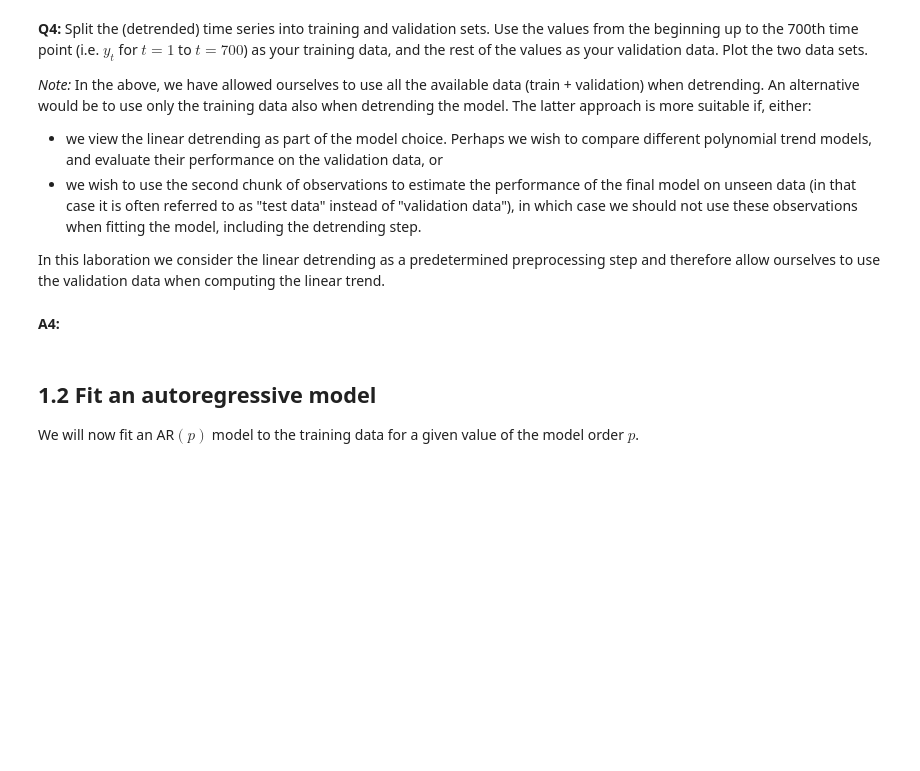
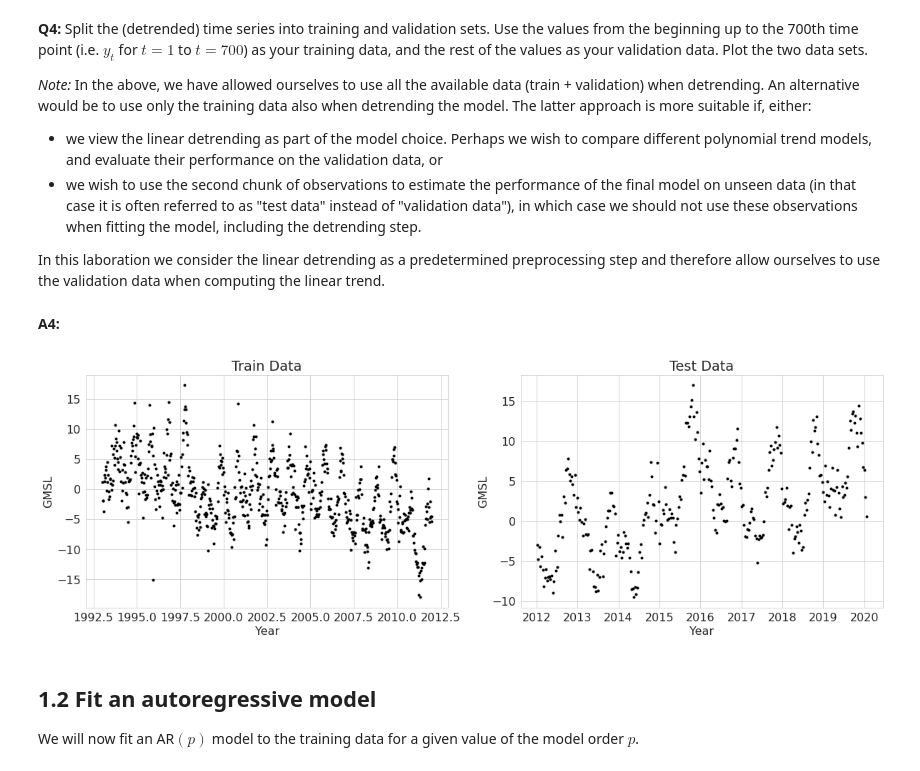
Before and after one commit to jrakhshanda/Time-Series-Sequence-Learning, a Jupyter notebook: tssl_lab1_ipynb_txt.ipynb, the cells around one changed output. Cells and saved outputs as stored; diff of their text form; code cells hidden in the pictures; blank space fills up the shorter version.

```diff
--- a/tssl_lab1_ipynb_txt.ipynb
+++ b/tssl_lab1_ipynb_txt.ipynb
@@ -74,9 +74,11 @@ _Note:_ The GMSL data is recorded at regular time intervals, so that $u_{t+1} -
 # %% [markdown]
 **A3:**
 # %%
+import itertools
 model = lm.LinearRegression()
 X = data['Year'].values.reshape(-1, 1)
 y = data['GMSL'].values.reshape(-1, 1)
 model = model.fit( X,y)
 y_pred = model.predict(X)
-dev = y - y_pred
+dev = list(itertools.chain.from_iterable(y-y_pred))
+print(dev)
@@ -103,6 +107,29 @@ _Note:_ In the above, we have allowed ourselves to use all the available data (t
 In this laboration we consider the linear detrending as a predetermined preprocessing step and therefore allow ourselves to use the validation data when computing the linear trend.
 # %% [markdown]
 **A4:**
+# %%
+d = {'Year': df['Year'], 'GMSL': dev}
+data = pd.DataFrame(data=d)
+# %%
+train = data.iloc[0:700,]
+test = data.iloc[700:data.shape[0]+1,]
+# %%
+plt.rcParams.update({'font.size': 16})
+plt.figure(figsize=(20,6))
+plt.subplot(1, 2, 1)
+plt.scatter(train['Year'], train['GMSL'],  color='black', marker=".")
+plt.ylabel("GMSL")
+plt.xlabel("Year")
+plt.title("Train Data")
+
+plt.subplot(1, 2, 2)
+plt.scatter(test['Year'], test['GMSL'],  color='black', marker=".")
+plt.ylabel("GMSL")
+plt.xlabel("Year")
+plt.title("Test Data")
+plt.show()
+# %% [output]
+[figure, added]
 # %% [markdown]
 ## 1.2 Fit an autoregressive model
 We will now fit an AR$(p)$ model to the training data for a given value of the model order $p$.
```
Also changed, not shown: parts of 1 cell of this notebook.
